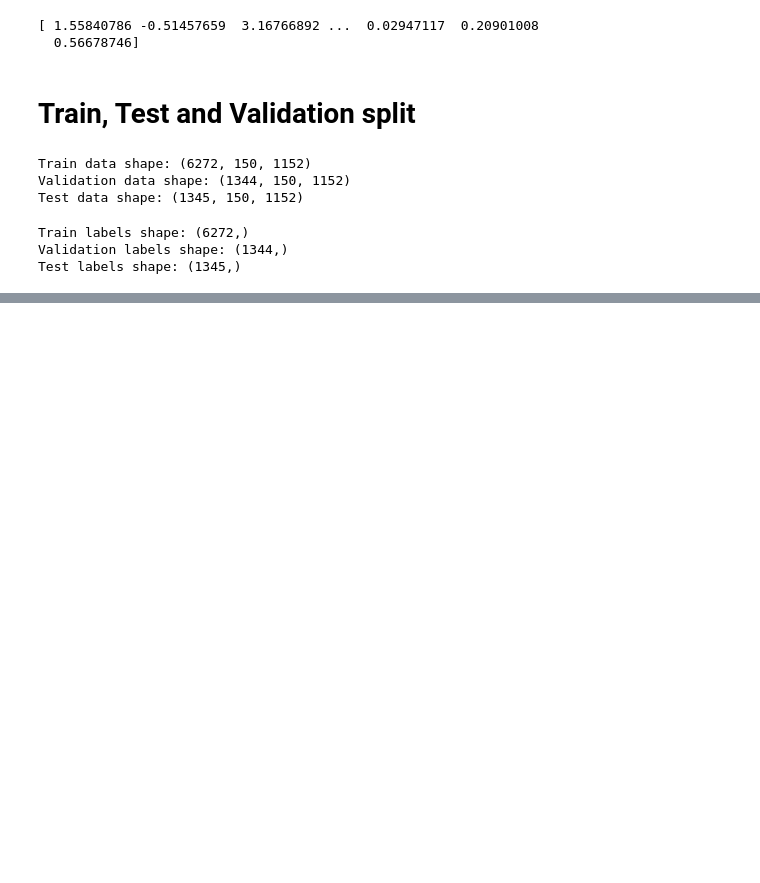
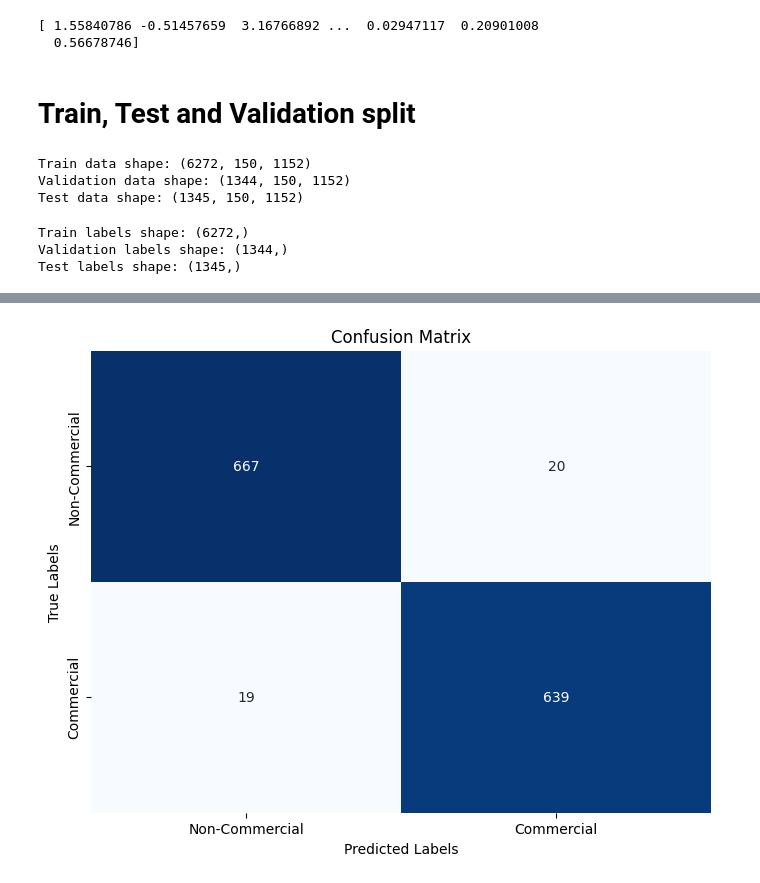
Before and after one commit to AryanNanda17/GSoC_2024-Enhanced_Media_Experience_with_AI-Powered_Commercial_Detection_and_Replacement, a Jupyter notebook: Model/model_training/model_train.ipynb, the cells around one changed output, grey strips where cells are left out. Cells and saved outputs as stored; diff of their text form; code cells hidden in the pictures; blank space fills up the shorter version.

Commit message:
Implemented a Unidirectional LSTM model

```diff
--- a/Model/model_training/model_train.ipynb
+++ b/Model/model_training/model_train.ipynb
@@ -227,0 +245,4 @@ Test labels shape: (1345,)
+# %%
+input_shape = (len(X_train[0]), len(X_train[0][0]))
+uni_LSTM_Model = create_lstm_model(input_shape)
+uni_LSTM_Model.summary()
@@ -231,0 +271,10 @@ Test labels shape: (1345,)
+# %%
+early_stopping = EarlyStopping(monitor='val_loss', patience=5, restore_best_weights=True)
+# %%
+history = uni_LSTM_Model.fit(
+    X_train, y_train,
+    epochs=10,
+    batch_size=32,
+    validation_data=(X_val, y_val),
+    callbacks=[early_stopping]
+)
@@ -233,0 +312,2 @@ Test labels shape: (1345,)
+# %%
+y_pred = (uni_LSTM_Model.predict(X_test) > 0.5).astype("int32")
@@ -233,0 +316,12 @@ Test labels shape: (1345,)
+# %%
+conf_matrix = confusion_matrix(y_test, y_pred)
+plt.figure(figsize=(8, 6))
+sns.heatmap(conf_matrix, annot=True, cmap='Blues', fmt='g', cbar=False,
+            xticklabels=['Non-Commercial', 'Commercial'],
+            yticklabels=['Non-Commercial', 'Commercial'])
+plt.xlabel('Predicted Labels')
+plt.ylabel('True Labels')
+plt.title('Confusion Matrix')
+plt.show()
+# %% [output]
+[figure, added]
```
Also changed, not shown: parts of 18 cells of this notebook.
